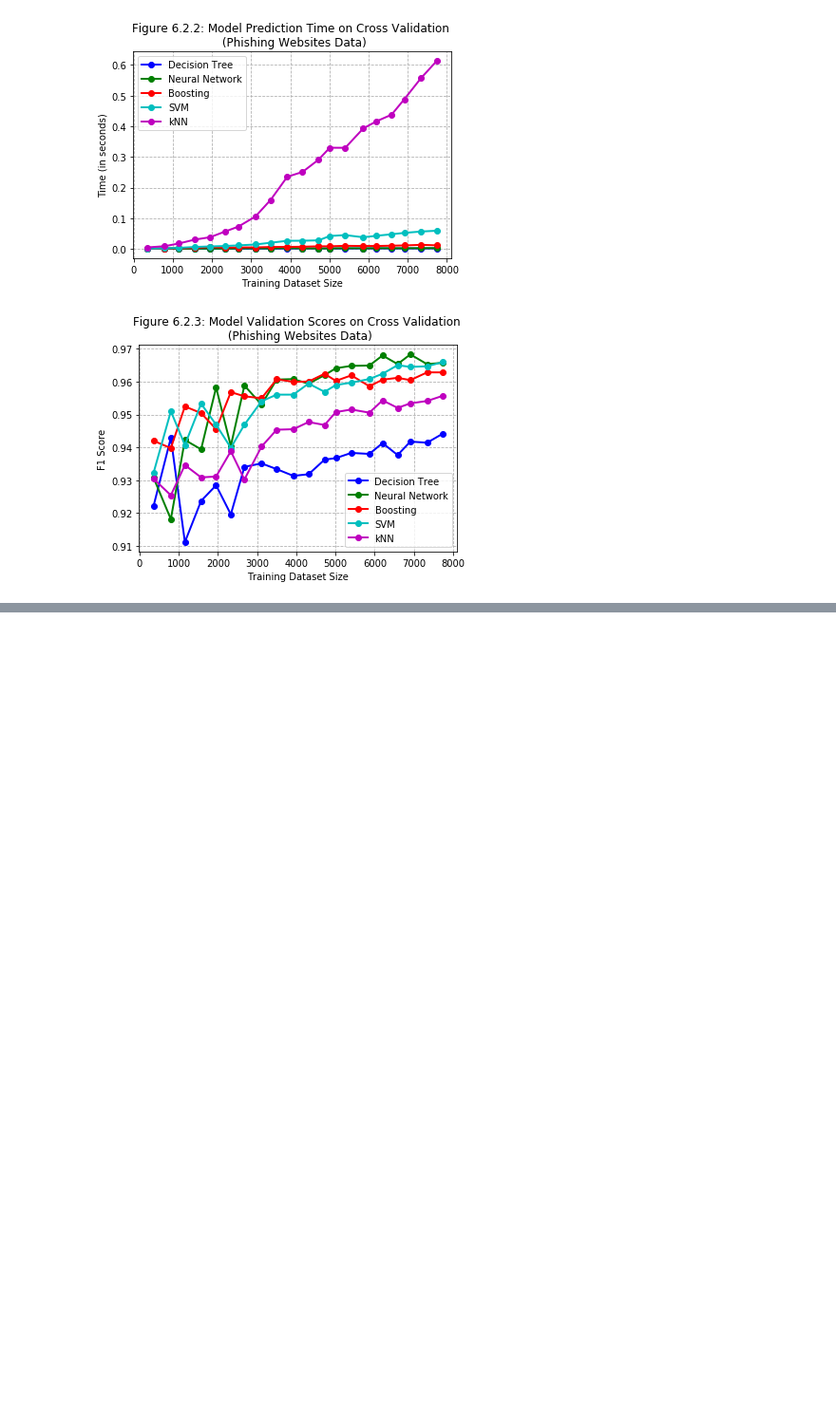
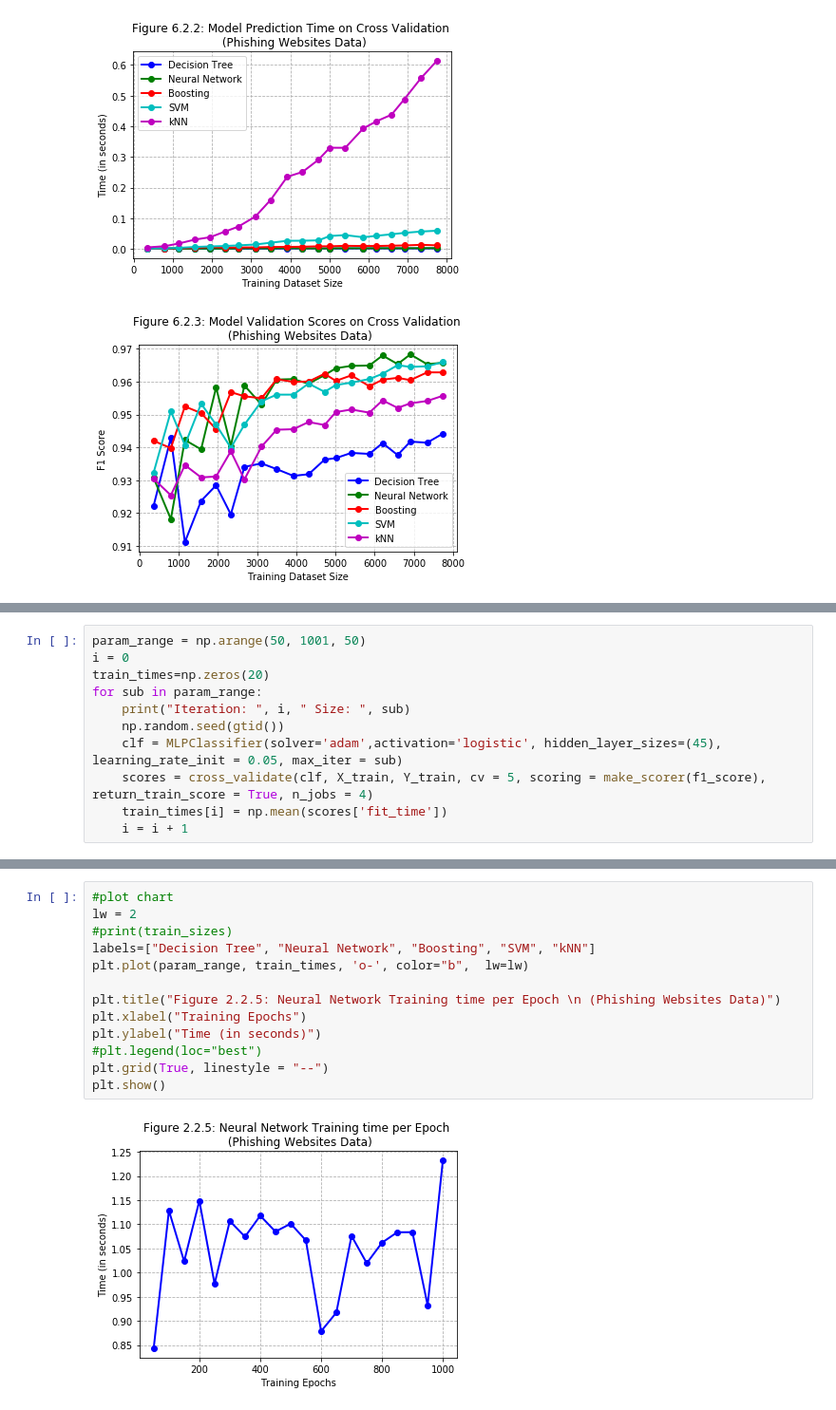
Before and after one commit to exemplory/CS-7641-Machine-Learning, a Jupyter notebook: Assignment 1 - Supervised Learning/Assignment1-DataSet2.ipynb, the cells around one changed output, grey strips where cells are left out. Shown at 95% size. Cells and saved outputs as stored; diff of their text form; blank space fills up the shorter version.

```diff
--- a/Assignment 1 - Supervised Learning/Assignment1-DataSet2.ipynb
+++ b/Assignment 1 - Supervised Learning/Assignment1-DataSet2.ipynb
@@ -800,0 +804,11 @@ plot_comparison_curves(clf1_train_sizes, clf1_cv_scores, clf2_cv_scores, clf3_cv
+# %%
+param_range = np.arange(50, 1001, 50)
+i = 0
+train_times=np.zeros(20)
+for sub in param_range:
+    print("Iteration: ", i, " Size: ", sub)
+    np.random.seed(gtid())
+    clf = MLPClassifier(solver='adam',activation='logistic', hidden_layer_sizes=(45), learning_rate_init = 0.05, max_iter = sub)
+    scores = cross_validate(clf, X_train, Y_train, cv = 5, scoring = make_scorer(f1_score), return_train_score = True, n_jobs = 4)
+    train_times[i] = np.mean(scores['fit_time'])
+    i = i + 1
@@ -800,0 +836,15 @@ plot_comparison_curves(clf1_train_sizes, clf1_cv_scores, clf2_cv_scores, clf3_cv
+# %%
+#plot chart
+lw = 2
+#print(train_sizes)
+labels=["Decision Tree", "Neural Network", "Boosting", "SVM", "kNN"]
+plt.plot(param_range, train_times, 'o-', color="b",  lw=lw)
+
+plt.title("Figure 2.2.5: Neural Network Training time per Epoch \n (Phishing Websites Data)")
+plt.xlabel("Training Epochs")
+plt.ylabel("Time (in seconds)")
+#plt.legend(loc="best")
+plt.grid(True, linestyle = "--")
+plt.show()
+# %% [output]
+[figure, added]
```
Also changed, not shown: parts of 2 cells of this notebook, 1 other file.
